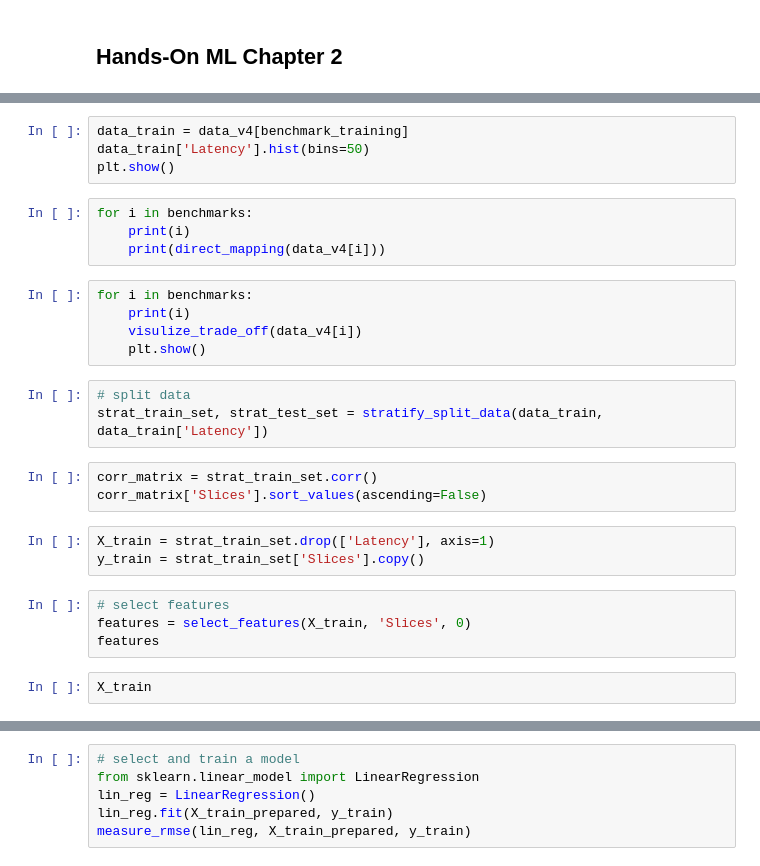
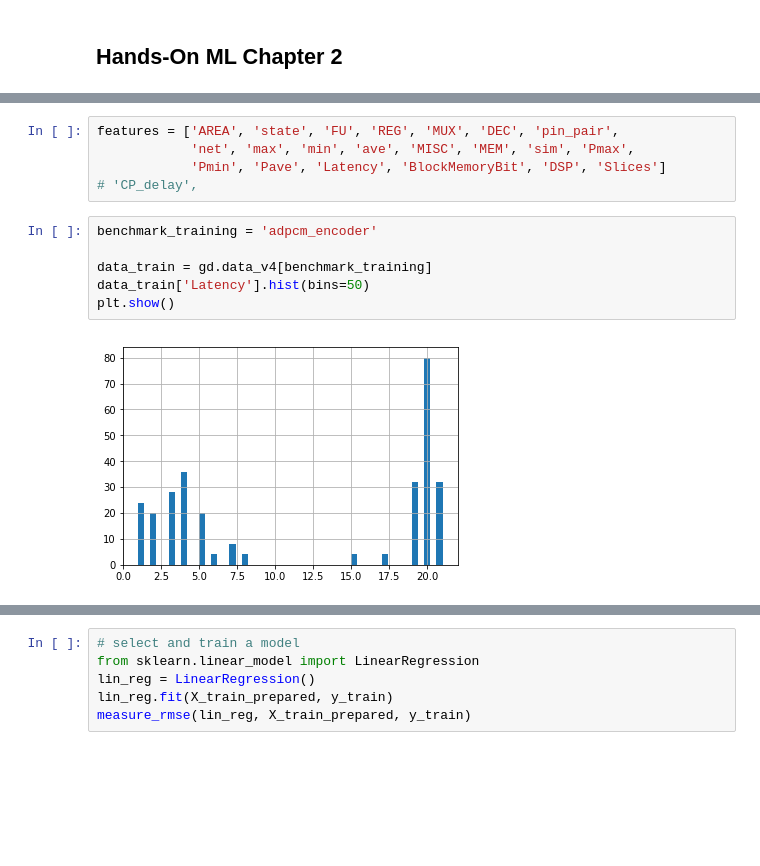
Before and after one commit to freelsn/dse-scripts, a Jupyter notebook: IN-PROGRESS/trade-off-prediction/Untitled.ipynb, the cells around one changed output, grey strips where cells are left out. Drawn from its saved outputs; the diff is of its cells as text; blank space fills up the shorter version.

```diff
--- a/IN-PROGRESS/trade-off-prediction/Untitled.ipynb
+++ b/IN-PROGRESS/trade-off-prediction/Untitled.ipynb
@@ -81,28 +205,13 @@ benchmark_training = 'adpcm_encoder'
+# %%
+features = ['AREA', 'state', 'FU', 'REG', 'MUX', 'DEC', 'pin_pair',
+            'net', 'max', 'min', 'ave', 'MISC', 'MEM', 'sim', 'Pmax',
+            'Pmin', 'Pave', 'Latency', 'BlockMemoryBit', 'DSP', 'Slices']
+# 'CP_delay',
 # %%
-data_train = data_v4[benchmark_training]
+benchmark_training = 'adpcm_encoder'
+
+data_train = gd.data_v4[benchmark_training]
 data_train['Latency'].hist(bins=50)
 plt.show()
+# %% [output]
+[figure, added]
-# %%
-for i in benchmarks:
-    print(i)
-    print(direct_mapping(data_v4[i]))
-# %%
-for i in benchmarks:
-    print(i)
-    visulize_trade_off(data_v4[i])
-    plt.show()
-# %%
-# split data
-strat_train_set, strat_test_set = stratify_split_data(data_train, data_train['Latency'])
-# %%
-corr_matrix = strat_train_set.corr()
-corr_matrix['Slices'].sort_values(ascending=False)
-# %%
-X_train = strat_train_set.drop(['Latency'], axis=1)
-y_train = strat_train_set['Slices'].copy()
-# %%
-# select features
-features = select_features(X_train, 'Slices', 0)
-features
-# %%
-X_train
```
Also changed, not shown: parts of 35 cells of this notebook, 2 other files.
